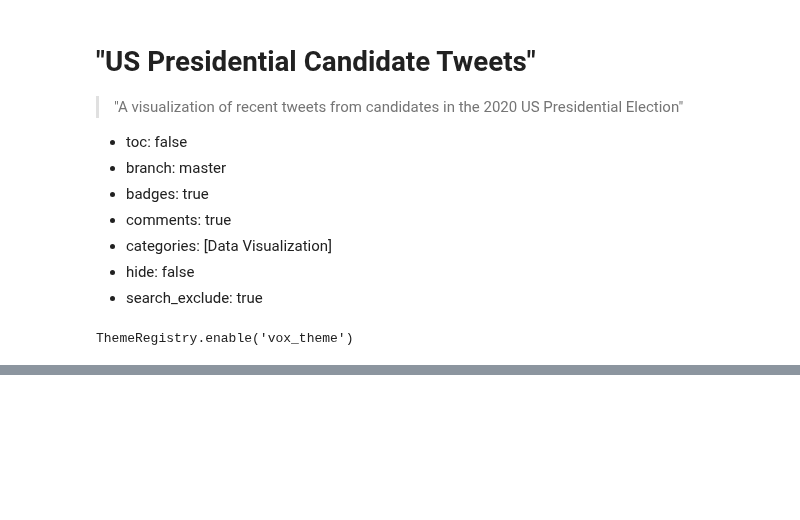
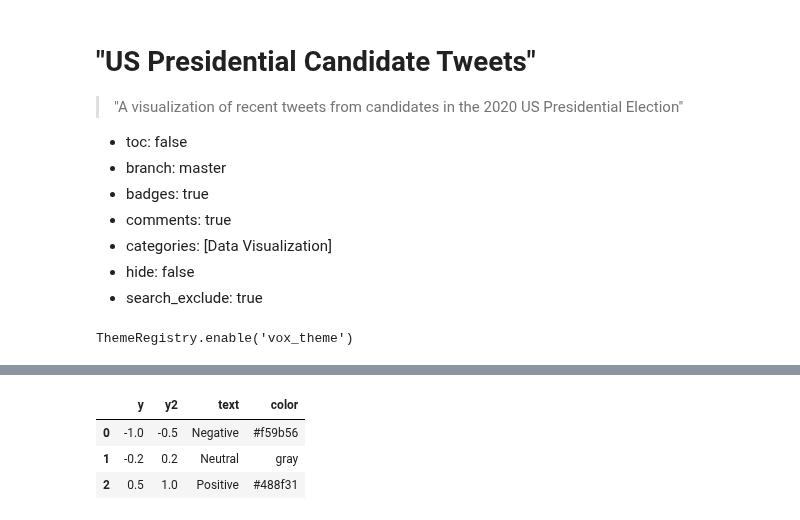
Before and after one commit to joshkraft/joshkraft-blog, a Jupyter notebook: _notebooks/2020-21-10-Candidate-Tweets.ipynb, the cells around one changed output, grey strips where cells are left out. Cells and saved outputs as stored; diff of their text form; code cells hidden in the pictures; blank space fills up the shorter version.

```diff
--- a/_notebooks/2020-21-10-Candidate-Tweets.ipynb
+++ b/_notebooks/2020-21-10-Candidate-Tweets.ipynb
@@ -227,0 +322,7 @@ chart(df)
+# %%
+box_df
+# %% [output]
+|  | y | y2 | text | color |
+| 0 | -1.0 | -0.5 | Negative | #f59b56 |
+| 1 | -0.2 | 0.2 | Neutral | gray |
+| 2 | 0.5 | 1.0 | Positive | #488f31 |
```
Also changed, not shown: parts of 3 cells of this notebook.
